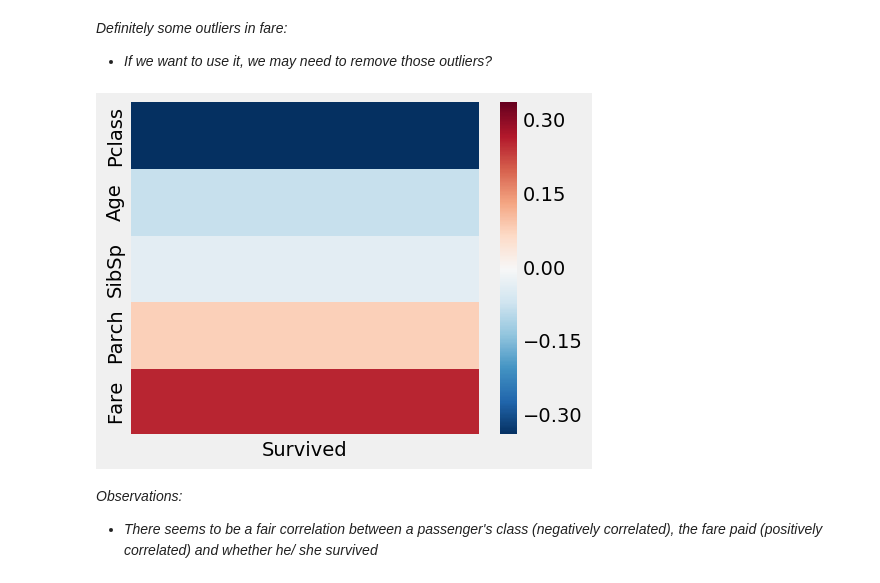
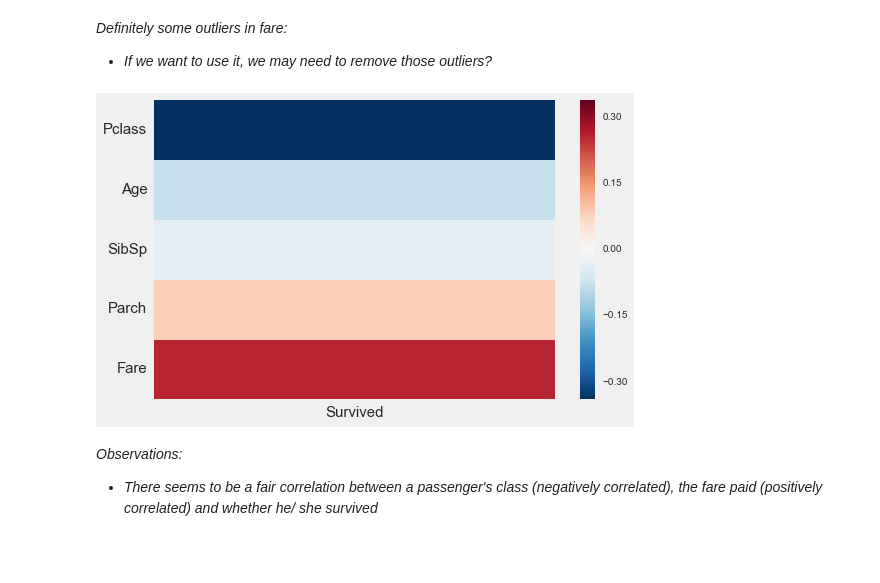
Before and after one commit to spockl/ga-dsi-1, a Jupyter notebook: projects/projects-weekly/project-05/code/starter-code/project-5-jocelyn-ong.ipynb, the cells around one changed output. Saved outputs shown, nothing was run; the diff lists cells and outputs as text; code cells hidden in the pictures; blank space fills up the shorter version.

```diff
--- a/projects/projects-weekly/project-05/code/starter-code/project-5-jocelyn-ong.ipynb
+++ b/projects/projects-weekly/project-05/code/starter-code/project-5-jocelyn-ong.ipynb
@@ -283,11 +287,13 @@ for i in classes:
 # %%
 # Generate a heatmap to view the correlations between the numerical data
 
 print # Just for an extra space
-plt.subplots(figsize=(5,4))
+plt.subplots(figsize=(8,5))
 sns.heatmap(df.corr()[['Survived']].iloc[2:]);
+plt.xticks(fontsize=15);
+plt.yticks(fontsize=15, rotation='horizontal');
 # %% [output]
-[figure, old version]
+[figure, new version]
 # %% [markdown]
 *Observations:*
 - *There seems to be a fair correlation between a passenger's class (negatively correlated), the fare paid (positively correlated) and whether he/ she survived*
```
Also changed, not shown: parts of 29 cells of this notebook.
